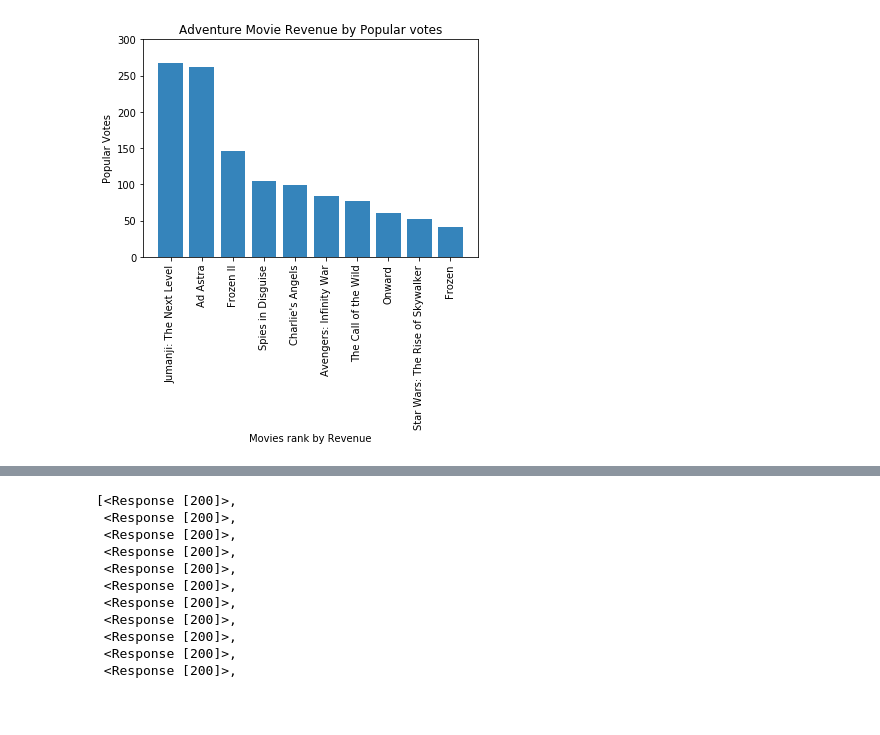
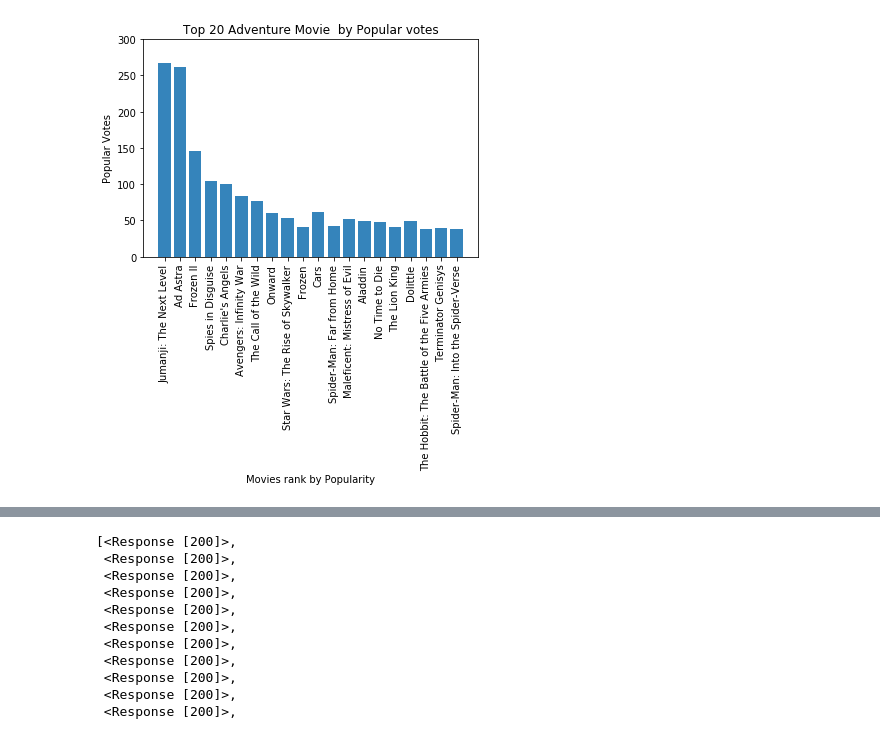
Before and after one commit to J-Joseph524/MEDIA-PROJECT-JJ-EO, a Jupyter notebook: Project.ipynb, the cells around one changed output, grey strips where cells are left out. Cells and saved outputs as stored; diff of their text form; code cells hidden in the pictures; blank space fills up the shorter version.

```diff
--- a/Project.ipynb
+++ b/Project.ipynb
@@ -70,7 +70,7 @@ df1.head(30)
 | 28 | Star Wars: The Last Jedi | 31.431 | 9927 | False | /kOVEVeg59E0wsnXmF9nrh6OmWII.jpg | 181808 | False | /5Iw7zQTHVRBOYpA0V6z0yypOPZh.jpg | ... |
 | 29 | The Lord of the Rings: The Fellow... | 35.440 | 16111 | False | /6oom5QYQ2yQTMJIbnvbkBL9cHo6.jpg | 120 | False | /ua5EHfleb44L5hfHPs2BPqRAove.jpg | ... |
 # %%
-df_adv = df1[['title','popularity']].head(10)
+df_adv = df1[['title','popularity']].head(20)
 df_adv
 # %% [output]
 |  | title | popularity |
@@ -115,18 +133,18 @@ Name: title, dtype: object
 # %%
 objects = df_adv['title']
 # y_pos = np.arange(len(objects))
 popularity= df_adv['popularity']
 
 plt.bar(objects, popularity, align='center', alpha=.9)
 plt.xticks(objects,rotation=90, rotation_mode="default")
 plt.yticks(np.arange(0, 301, step=50))
 plt.ylabel('Popular Votes')
-plt.xlabel('Movies rank by Revenue')
-plt.title('Adventure Movie Revenue by Popular votes')
+plt.xlabel('Movies rank by Popularity')
+plt.title('Top 20 Adventure Movie  by Popular votes')
 
 plt.show()
 # %% [output]
-[figure, old version]
+[figure, new version]
 # %%
 pages3 = []
 for i in range(1,501):
```
Also changed, not shown: parts of 64 cells of this notebook.
